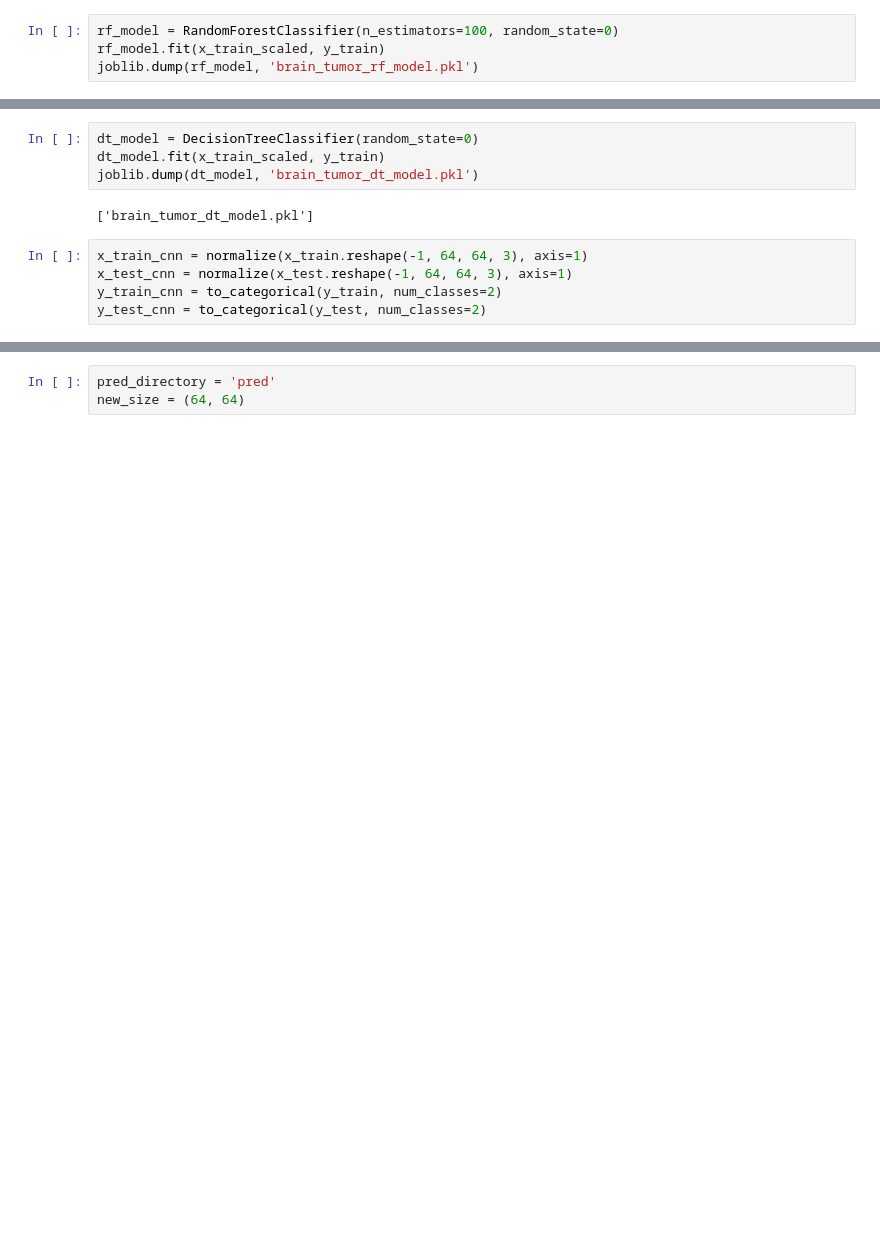
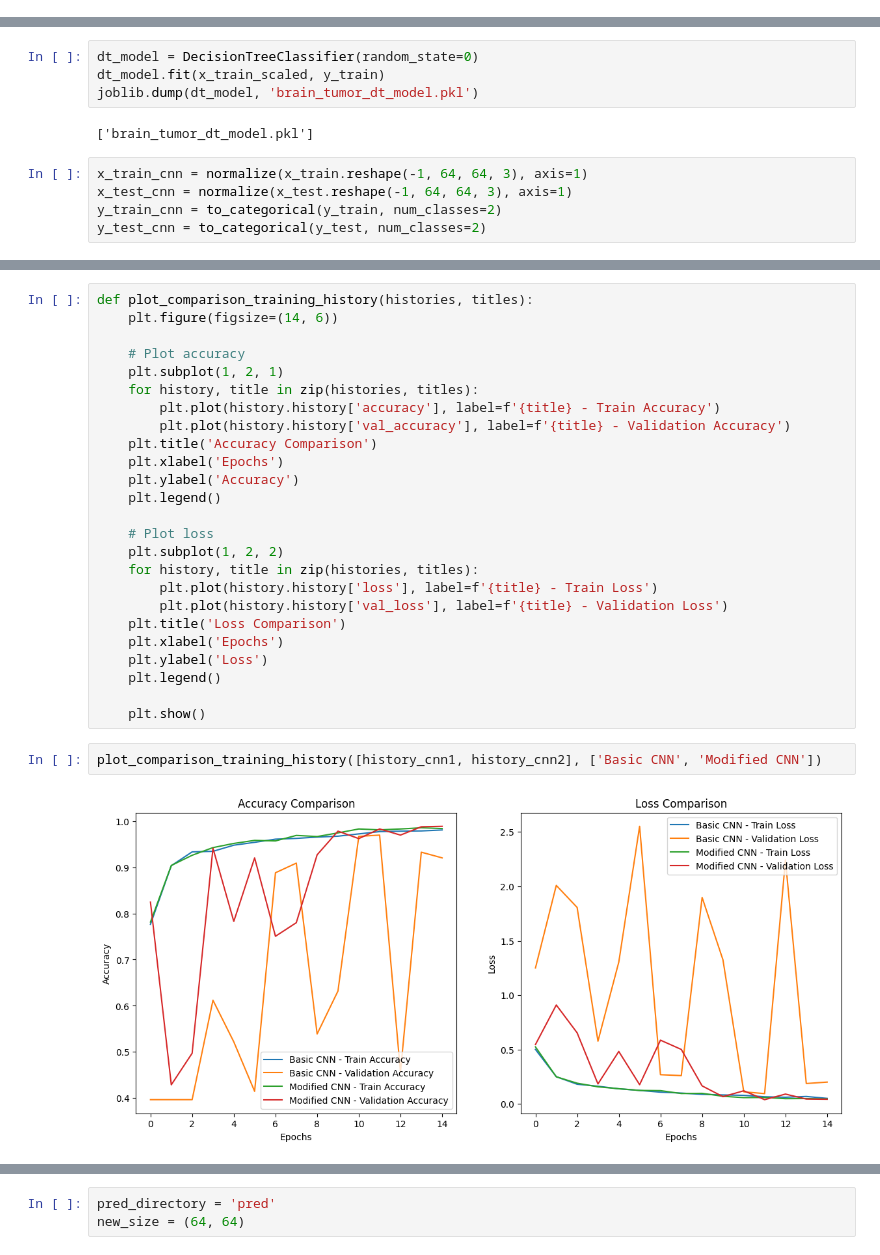
Before and after one commit to Whis2903/Tumor-Prediction, a Jupyter notebook: model.ipynb, the cells around one changed output, grey strips where cells are left out. Cells and saved outputs as stored; diff of their text form; blank space fills up the shorter version.

```diff
--- a/model.ipynb
+++ b/model.ipynb
@@ -63,7 +86,3 @@ knn_model.fit(x_train_scaled, y_train)
 joblib.dump(knn_model, 'brain_tumor_knn_model.pkl')
 # %% [output]
 ['brain_tumor_knn_model.pkl']
-# %%
-rf_model = RandomForestClassifier(n_estimators=100, random_state=0)
-rf_model.fit(x_train_scaled, y_train)
-joblib.dump(rf_model, 'brain_tumor_rf_model.pkl')
@@ -157,0 +390,29 @@ class_report_cnn = classification_report(np.argmax(y_test_cnn, axis=1), y_pred_c
+# %%
+def plot_comparison_training_history(histories, titles):
+    plt.figure(figsize=(14, 6))
+
+    # Plot accuracy
+    plt.subplot(1, 2, 1)
+    for history, title in zip(histories, titles):
+        plt.plot(history.history['accuracy'], label=f'{title} - Train Accuracy')
+        plt.plot(history.history['val_accuracy'], label=f'{title} - Validation Accuracy')
+    plt.title('Accuracy Comparison')
+    plt.xlabel('Epochs')
+    plt.ylabel('Accuracy')
+    plt.legend()
+
+    # Plot loss
+    plt.subplot(1, 2, 2)
+    for history, title in zip(histories, titles):
+        plt.plot(history.history['loss'], label=f'{title} - Train Loss')
+        plt.plot(history.history['val_loss'], label=f'{title} - Validation Loss')
+    plt.title('Loss Comparison')
+    plt.xlabel('Epochs')
+    plt.ylabel('Loss')
+    plt.legend()
+
+    plt.show()
+# %%
+plot_comparison_training_history([history_cnn1, history_cnn2], ['Basic CNN', 'Modified CNN'])
+# %% [output]
+[figure, added]
```
Also changed, not shown: parts of 33 cells of this notebook.
